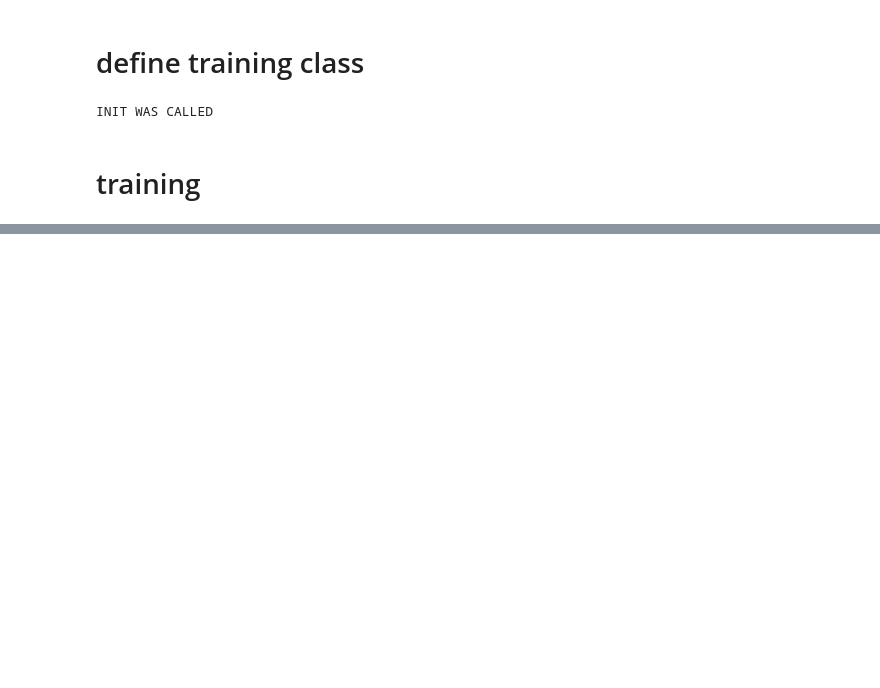
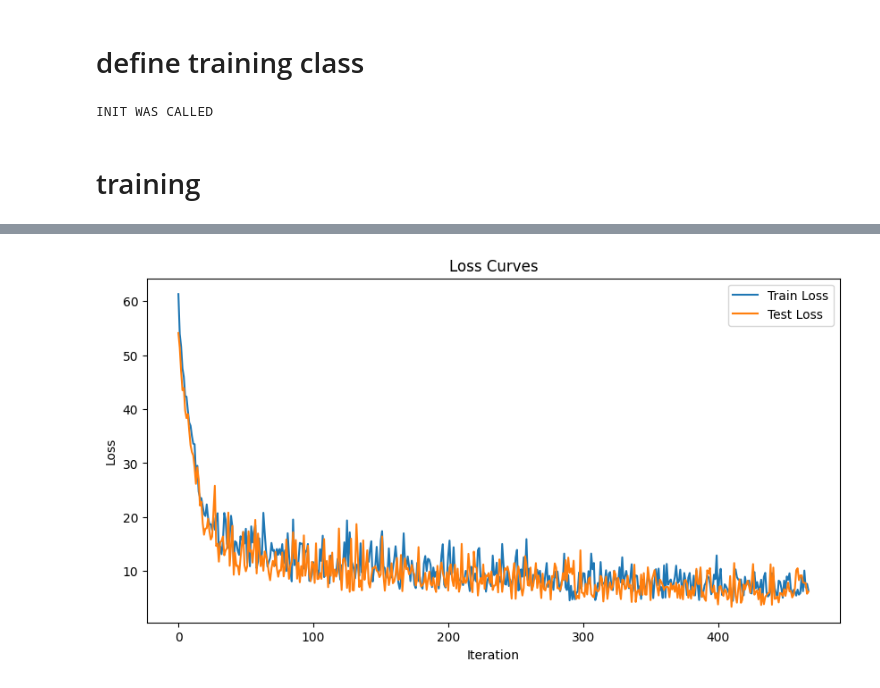
Before and after one commit to sierrajanson/cmpm118, a Jupyter notebook: tutorial5.ipynb, the cells around one changed output, grey strips where cells are left out. Cells and saved outputs as stored; diff of their text form; code cells hidden in the pictures; blank space fills up the shorter version.

```diff
--- a/tutorial5.ipynb
+++ b/tutorial5.ipynb
@@ -55,7 +110,7 @@ num_outputs = 10
 
 # Temporal Dynamics
 # experiment setting these to different values
-time_steps = 25
+num_steps = 25
 beta = 0.95
 
 # why layers and not individual neurons
@@ -242,7 +297,13 @@ for epoch in range(num_epochs):
         # initialize the loss & sum over time
         loss_val = torch.zeros((1), dtype=dtype, device=device)
         for step in range(num_steps):
-            loss_val += loss(mem_rec[step], targets)
+            target_zeros = torch.zeros_like(spk_rec[step])
+            temporal_threshold = 7
+            if step < temporal_threshold:
+                target_zeros = torch.zeros_like(spk_rec[step])
+                loss_val += temporal_loss(spk_rec[step], target_zeros)
+
+        loss_val += loss(mem_rec[step], targets)
 
         # Gradient calculation + weight update
         optimizer.zero_grad()
@@ -277,0 +366,12 @@ NameError: name 'num_steps' is not defined
+# %%
+# Plot Loss
+fig = plt.figure(facecolor="w", figsize=(10, 5))
+plt.plot(loss_hist)
+plt.plot(test_loss_hist)
+plt.title("Loss Curves")
+plt.legend(["Train Loss", "Test Loss"])
+plt.xlabel("Iteration")
+plt.ylabel("Loss")
+plt.show()
+# %% [output]
+[figure, added]
```
Also changed, not shown: parts of 9 cells of this notebook, 1 other file.
